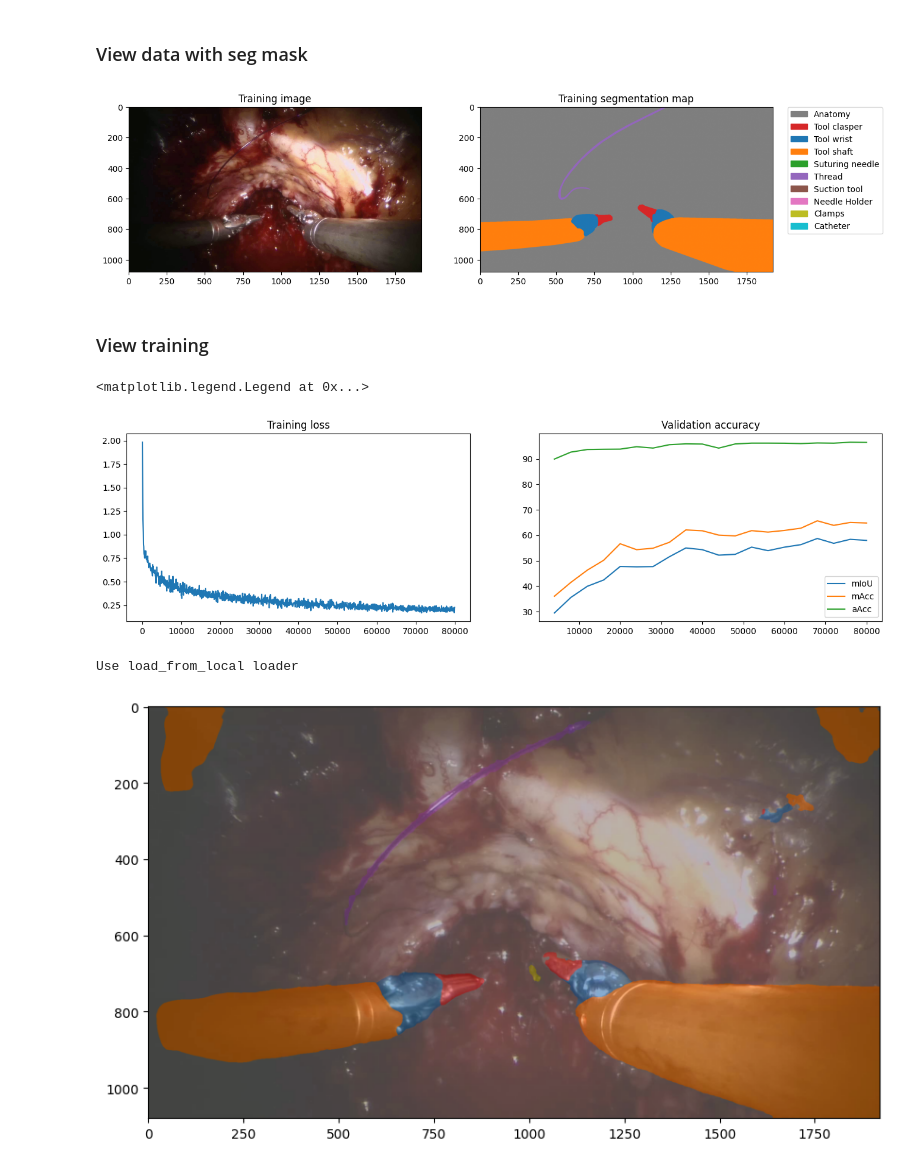
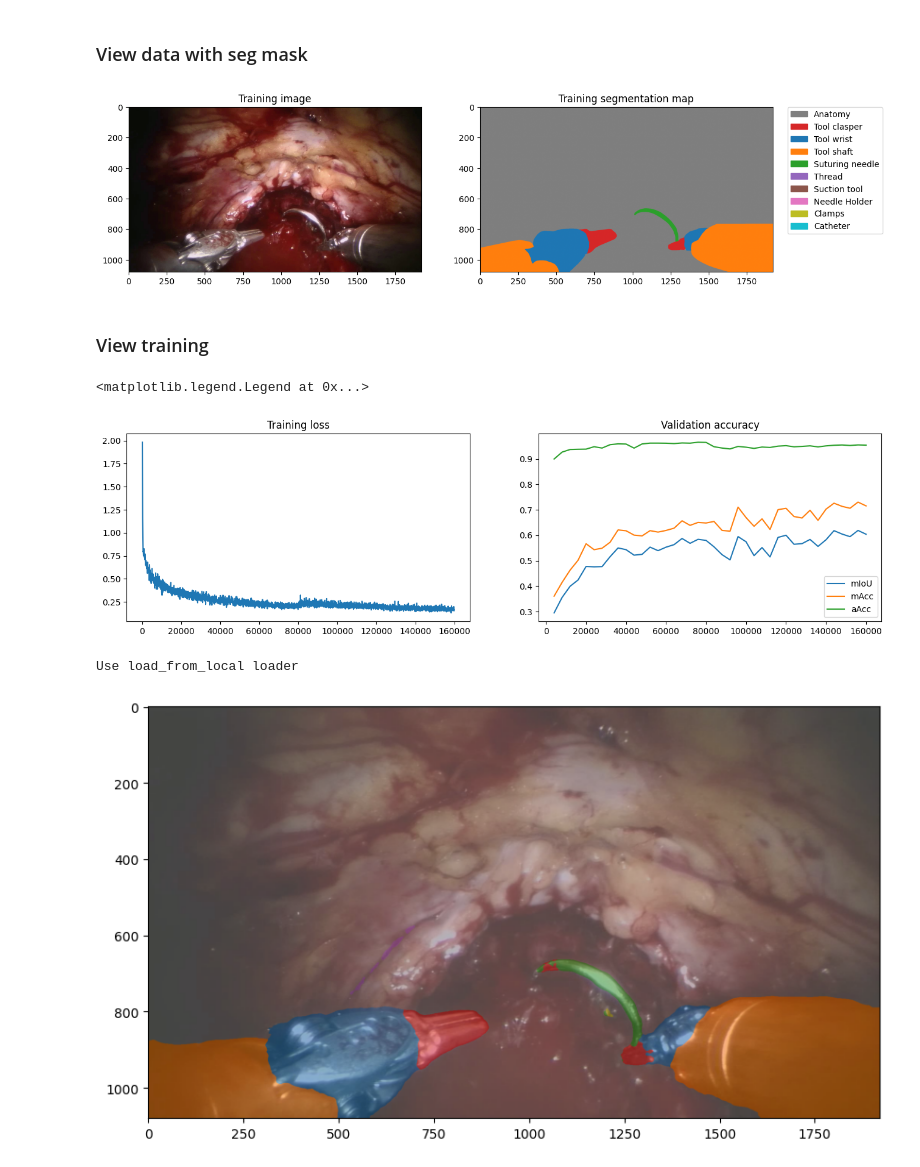
Before and after one commit to yhdeng-ryan/Segformer_RARP50, a Jupyter notebook: work_dirs/view_results.ipynb, the cells around one changed output. Drawn from its saved outputs; the diff is of its cells as text; code cells hidden in the pictures.

Commit message:
160k trainging

```diff
--- a/work_dirs/view_results.ipynb
+++ b/work_dirs/view_results.ipynb
@@ -34,7 +34,7 @@ colors = ['tab:gray', 'tab:red', 'tab:blue', 'tab:orange', 'tab:green', 'tab:pur
 palette_dict = {i: mpl.colors.to_rgb(c) for i, c in enumerate(colors)}
 classes = ("Anatomy", "Tool clasper", "Tool wrist", "Tool shaft", "Suturing needle", "Thread", "Suction tool", "Needle Holder", "Clamps", "Catheter")
 
-idx = 0
+idx = 5
 plt.figure(figsize=(14,20))
 plt.subplot(121)
 img_rgb = plt.imread(f_name_list[idx][0])
@@ -55,7 +55,7 @@ plt.imshow(img_seg)
 plt.title("Training segmentation map")
 plt.show()
 # %% [output]
-[figure, old version]
+[figure, new version]
 # %% [markdown]
 ### View training
 # %%
@@ -65,6 +65,22 @@ train_iter, train_lr, train_decode_acc, train_loss = [], [], [], []
 val_iter, val_miou, val_macc, val_aacc  = [], [], [], []
 
 f = open('./segformer.b1.512x512.rarp50.80k/20230503_132722.log.json', 'r')
+lines = f.readlines()
+lines.pop(0)
+for line in lines:
+    js = json.loads(line)
+    if js["mode"] == "train":
+        train_iter.append(js["iter"])
+        train_lr.append(js["lr"])
+        train_decode_acc.append(js["decode.acc_seg"])
+        train_loss.append(js["loss"])
+    elif js["mode"] == "val":
+        val_iter.append(js["iter"])
+        val_miou.append(js["mIoU"])
+        val_macc.append(js["mAcc"])
+        val_aacc.append(js["aAcc"])
+
+f = open('./segformer.b1.512x512.rarp50.160k/20230504_025001.log.json', 'r')
 lines = f.readlines()
 lines.pop(0)
 for line in lines:
@@ -93,23 +109,23 @@ plt.title("Validation accuracy")
 plt.legend(["mIoU", "mAcc", "aAcc"])
 # %% [output]
 <matplotlib.legend.Legend at 0x...>
-[figure, old version]
+[figure, new version]
 # %%
 from mmseg.apis import init_segmentor, inference_segmentor, show_result_pyplot
 from mmseg.core.evaluation import get_palette
 
-config_file = './segformer.b1.512x512.rarp50.80k/segformer.b1.512x512.rarp50.80k.py'
-checkpoint_file = './segformer.b1.512x512.rarp50.80k/latest.pth'
+config_file = './segformer.b1.512x512.rarp50.160k/segformer.b1.512x512.rarp50.160k.py'
+checkpoint_file = './segformer.b1.512x512.rarp50.160k/latest.pth'
 
 model = init_segmentor(config_file, checkpoint_file, device='cuda:0')
 img_dir = f_name_list[idx][0]
 result = inference_segmentor(model, img_dir)
 palette = np.array([mpl.colors.to_rgb(c) for c in colors])*255
 
 show_result_pyplot(model, img_dir, result, palette.astype(int), (10,6))
 # %% [output]
 Use load_from_local loader
-[figure, old version]
+[figure, new version]
 # %%
 plt.figure(figsize=(14,20))
 plt.subplot(121)
```
Also changed, not shown: parts of 1 cell of this notebook, 4 other files.
